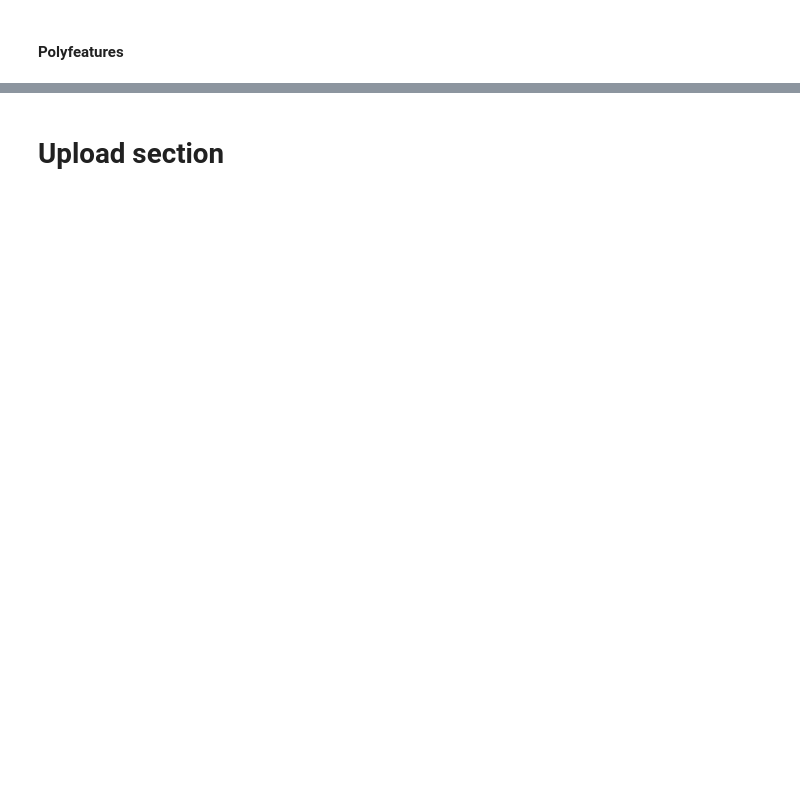
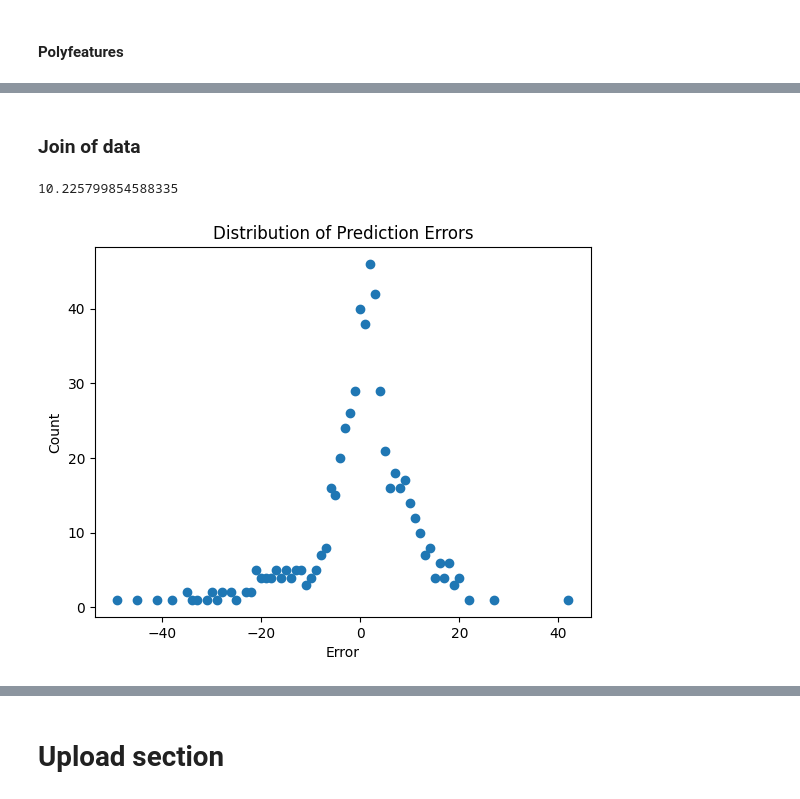
Before and after one commit to OTOTOTO02/Data-Science-Lab-process-and-methods-2024-25-WInter-Assignment, a Jupyter notebook: main.ipynb, the cells around one changed output, grey strips where cells are left out. Drawn from its saved outputs; the diff is of its cells as text; code cells hidden in the pictures; blank space fills up the shorter version.

```diff
--- a/main.ipynb
+++ b/main.ipynb
@@ -1185,5 +1197,7 @@ def extract_all_features(audios, plot=False):
 COMPUTE_ALL = False
 
 if COMPUTE_ALL:
-    features_extracted = extract_all_features(audio_dev)
-    features_extracted.to_csv('dev_features_extracted.csv')
+    features_extracted_dev = extract_all_features(audio_dev)
+    features_extracted_dev.to_csv('dev_features_extracted.csv')
+else:
+    features_extracted_dev = pd.read_csv('dev_features_extracted.csv', header=0)
@@ -1223,0 +1228,28 @@ display(features_extracted_dev)
+# %% [markdown]
+### Join of data
+# %%
+# features_extracted_dev = features_extracted_dev.drop(columns=['audio'], axis=1)
+
+step4_df = pd.concat([step3_log_norm_dev_df, features_extracted_dev.drop(columns=['audio'], axis=1)], axis=1)
+
+# step4_df['word_per_second'] = step4_df['num_words'] / step4_df['audio_length']
+
+res = pd.DataFrame(StandardScaler().fit_transform(step4_df), index=step4_df.index, columns=step4_df.columns)
+# %%
+X_train_val_df = step4_df.copy()
+X_train_val_df = X_train_val_df.drop(columns=['age'], axis=1)
+
+forest = RandomForestRegressor(random_state=341967)
+
+X_train, X_val, y_train, y_val = train_test_split(X_train_val_df, ages_df, test_size=0.2, shuffle=True, random_state=341967)
+
+forest.fit(X_train, y_train)
+y_pred = forest.predict(X_val)
+
+display(root_mean_squared_error(y_val, y_pred))
+
+_ = plot_error_distripution(y_pred, y_val, 0)
+#10.455056281368881
+# %% [output]
+10.225799854588335
+[figure, added]
```
Also changed, not shown: parts of 23 cells of this notebook.
